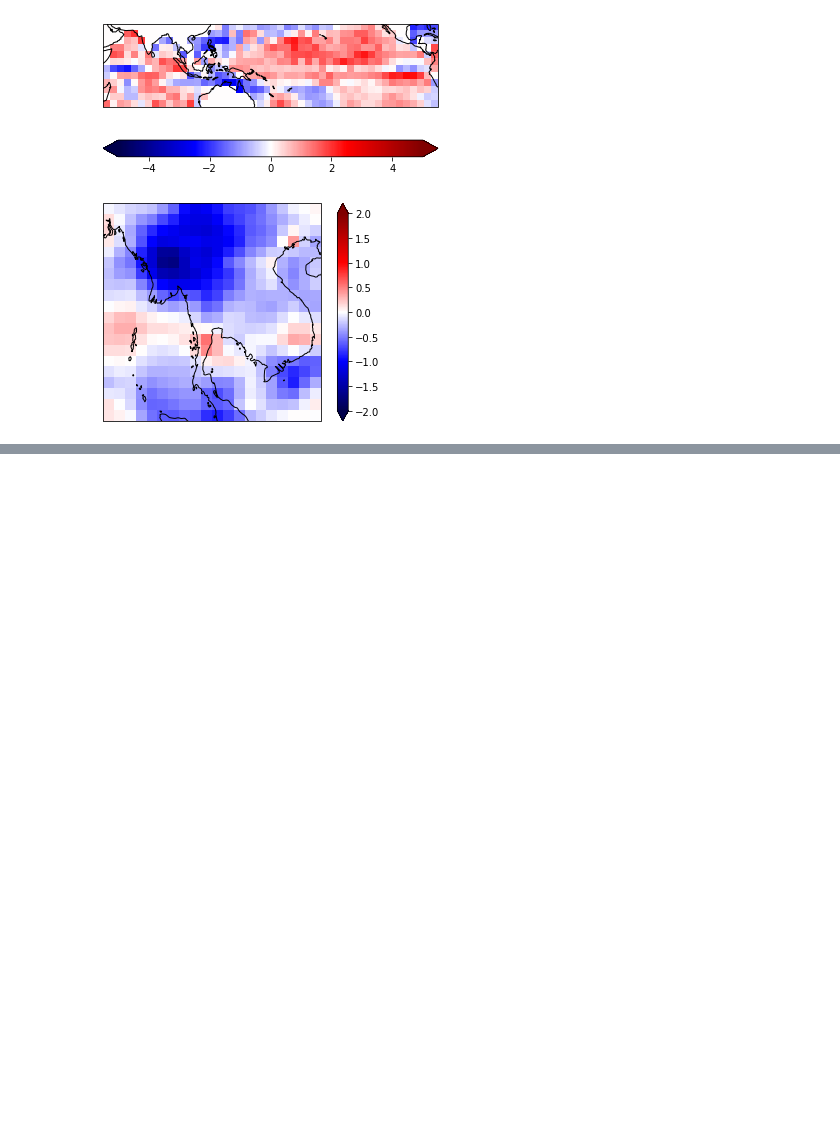
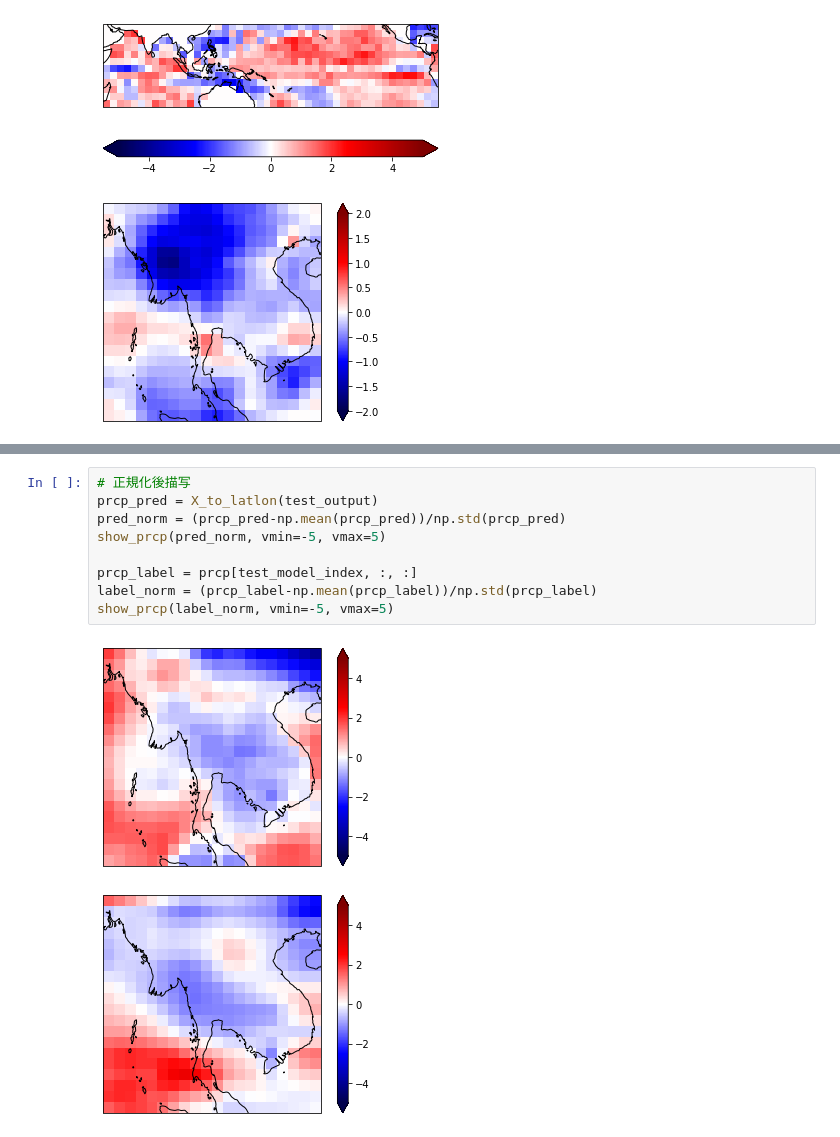
Before and after one commit to HalKiyo/ryzen5900_jupyter_test, a Jupyter notebook: test_workspace/svd_test/test.ipynb, the cells around one changed output, grey strips where cells are left out. Cells and saved outputs as stored; diff of their text form; blank space fills up the shorter version.

```diff
--- a/test_workspace/svd_test/test.ipynb
+++ b/test_workspace/svd_test/test.ipynb
@@ -212,0 +222,12 @@ show_prcp(prcp_label, vmin=-2, vmax=2)
+# %%
+# 正規化後描写
+prcp_pred = X_to_latlon(test_output)
+pred_norm = (prcp_pred-np.mean(prcp_pred))/np.std(prcp_pred)
+show_prcp(pred_norm, vmin=-5, vmax=5)
+
+prcp_label = prcp[test_model_index, :, :]
+label_norm = (prcp_label-np.mean(prcp_label))/np.std(prcp_label)
+show_prcp(label_norm, vmin=-5, vmax=5)
+# %% [output]
+[figure, added]
+[figure, added]
```
Also changed, not shown: parts of 2 cells of this notebook.
